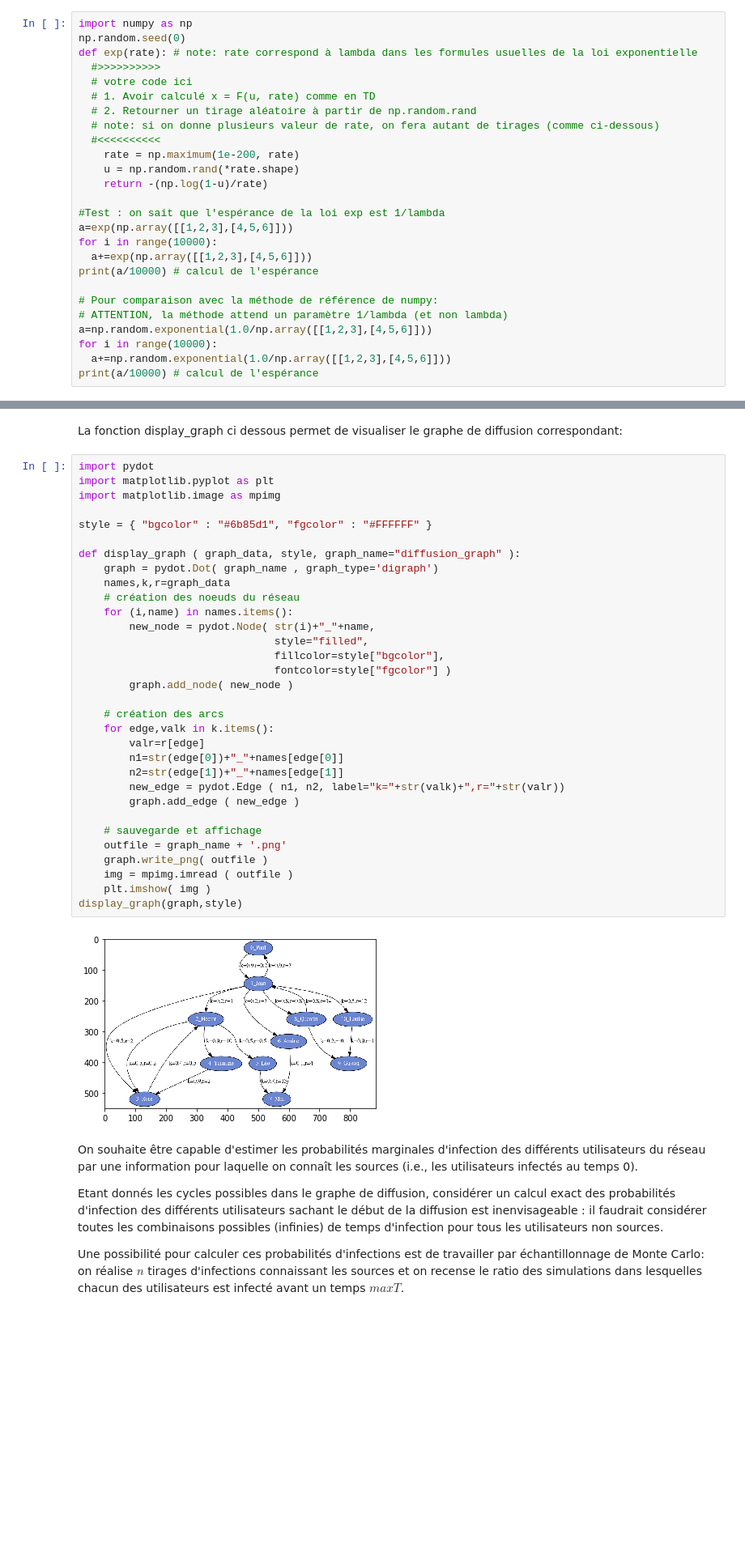
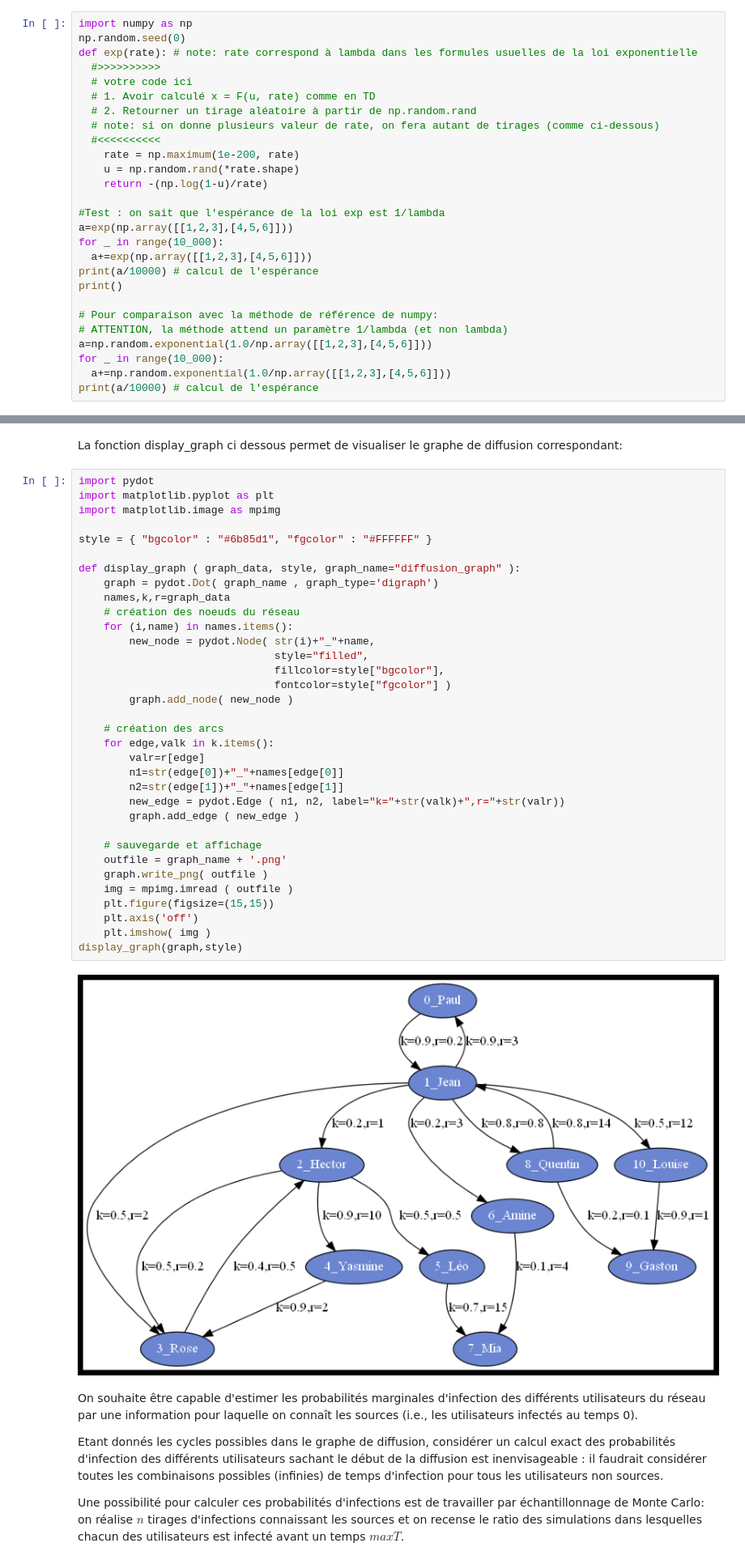
Before and after one commit to White-On/MAPSI_TME_2022, a Jupyter notebook: TME8/2020_tme8_v12.ipynb, the cells around one changed output, grey strips where cells are left out. Shown: that part at 81% size. Saved outputs shown, nothing was run; the diff lists cells and outputs as text; blank space fills up the shorter version.

```diff
--- a/TME8/2020_tme8_v12.ipynb
+++ b/TME8/2020_tme8_v12.ipynb
@@ -29,14 +29,15 @@ def exp(rate): # note: rate correspond à lambda dans les formules usuelles de l
 
 #Test : on sait que l'espérance de la loi exp est 1/lambda
 a=exp(np.array([[1,2,3],[4,5,6]]))
-for i in range(10000):
+for _ in range(10_000):
   a+=exp(np.array([[1,2,3],[4,5,6]]))
 print(a/10000) # calcul de l'espérance
+print()
 
 # Pour comparaison avec la méthode de référence de numpy:
 # ATTENTION, la méthode attend un paramètre 1/lambda (et non lambda)
 a=np.random.exponential(1.0/np.array([[1,2,3],[4,5,6]]))
-for i in range(10000):
+for _ in range(10_000):
   a+=np.random.exponential(1.0/np.array([[1,2,3],[4,5,6]]))
 print(a/10000) # calcul de l'espérance
 # %% [output]
@@ -71,34 +73,36 @@ import matplotlib.pyplot as plt
 import matplotlib.image as mpimg
 
 style = { "bgcolor" : "#6b85d1", "fgcolor" : "#FFFFFF" }
 
 def display_graph ( graph_data, style, graph_name="diffusion_graph" ):
     graph = pydot.Dot( graph_name , graph_type='digraph')
     names,k,r=graph_data
     # création des noeuds du réseau
     for (i,name) in names.items():
         new_node = pydot.Node( str(i)+"_"+name,
                                style="filled",
                                fillcolor=style["bgcolor"],
                                fontcolor=style["fgcolor"] )
         graph.add_node( new_node )
 
     # création des arcs
     for edge,valk in k.items():
         valr=r[edge]
         n1=str(edge[0])+"_"+names[edge[0]]
         n2=str(edge[1])+"_"+names[edge[1]]
         new_edge = pydot.Edge ( n1, n2, label="k="+str(valk)+",r="+str(valr))
         graph.add_edge ( new_edge )
 
     # sauvegarde et affichage
     outfile = graph_name + '.png'
     graph.write_png( outfile )
     img = mpimg.imread ( outfile )
+    plt.figure(figsize=(15,15))
+    plt.axis('off')
     plt.imshow( img )
 display_graph(graph,style)
 # %% [output]
-[figure, old version]
+[figure, new version]
 # %% [markdown]
 On souhaite être capable d'estimer les probabilités marginales d'infection des différents utilisateurs du réseau par une information pour laquelle on connaît les sources (i.e., les utilisateurs infectés au temps 0).
 
```
Also changed, not shown: parts of 13 cells of this notebook, 1 other file.
